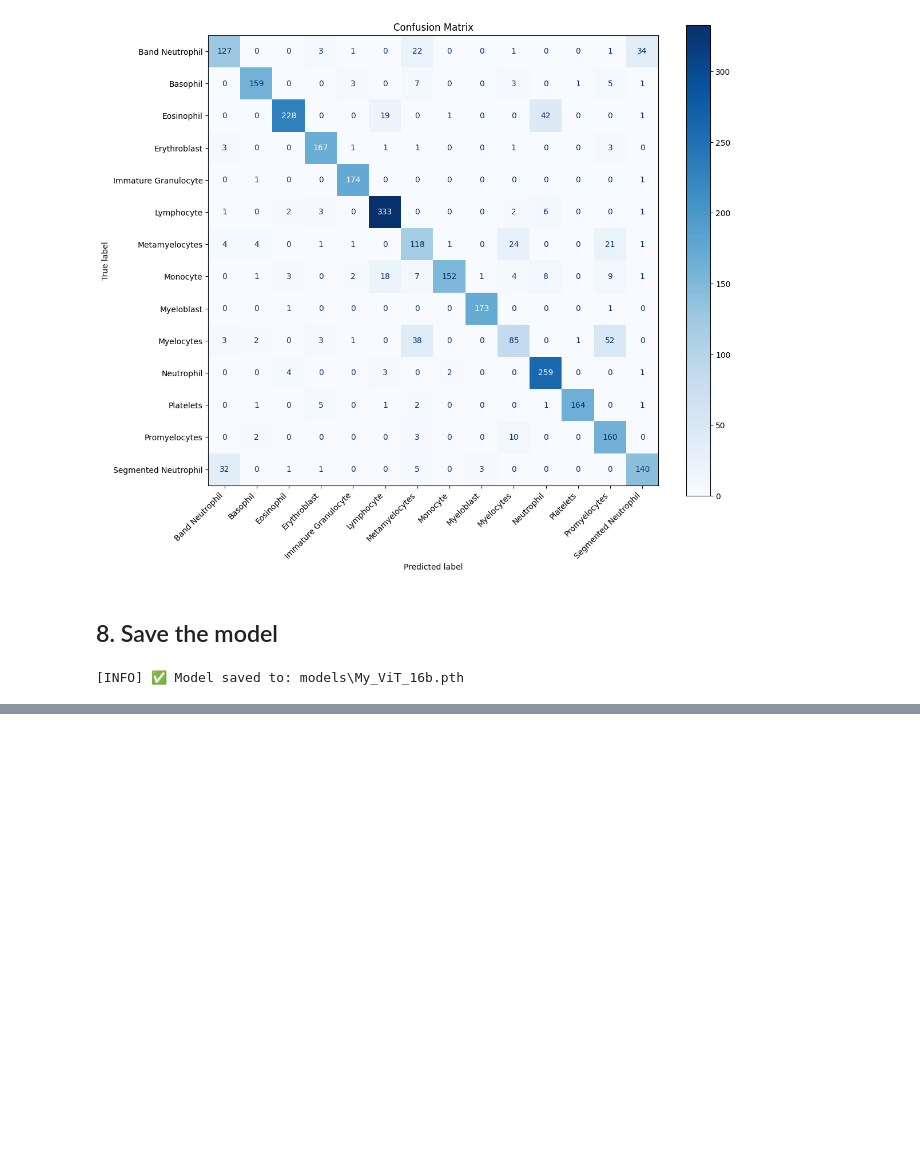
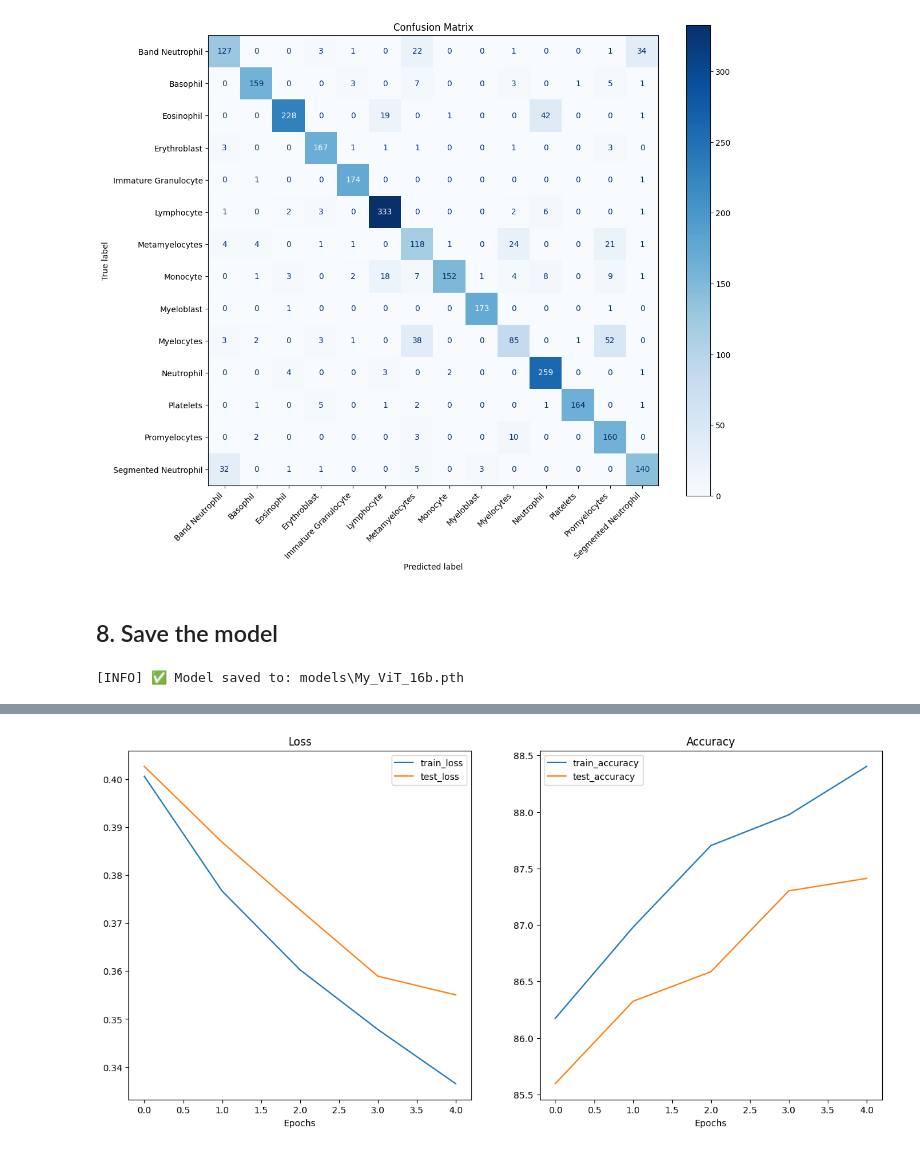
Before and after one commit to youssef-omarrr/Machine-and-deep-learning, a Jupyter notebook: Projects/Blood Cell and Abnormalities/final_fine_tuning.ipynb, the cells around one changed output, grey strips where cells are left out. Cells and saved outputs as stored; diff of their text form; code cells hidden in the pictures; blank space fills up the shorter version.

Commit message:
trained the model on he whole dataset :O

```diff
--- a/Projects/Blood Cell and Abnormalities/final_fine_tuning.ipynb
+++ b/Projects/Blood Cell and Abnormalities/final_fine_tuning.ipynb
@@ -162,0 +165,17 @@ utils.save_model(vit, "models/", "My_ViT_16b.pth")
+# %%
+# Fine-tune the model
+from going_modular.engine import train
+
+# Set up optimizer and loss function
+optimizer = torch.optim.AdamW(vit.parameters(), lr=3e-4, weight_decay=1e-2)
+loss_fn = torch.nn.CrossEntropyLoss()
+
+# Train the model
+vit_results = train(
+    model=vit,
+    train_dataloader=train_dataloader,
+    test_dataloader=test_dataloader,
+    optimizer=optimizer,
+    loss_fn=loss_fn,
+    device=device
+)
@@ -162,0 +200,7 @@ utils.save_model(vit, "models/", "My_ViT_16b.pth")
+# %%
+# Plot loss and accuracy curves
+from going_modular.helper_functions import plot_loss_curves
+
+plot_loss_curves(vit_results)
+# %% [output]
+[figure, added]
```
Also changed, not shown: parts of 3 cells of this notebook, 2 other files.
